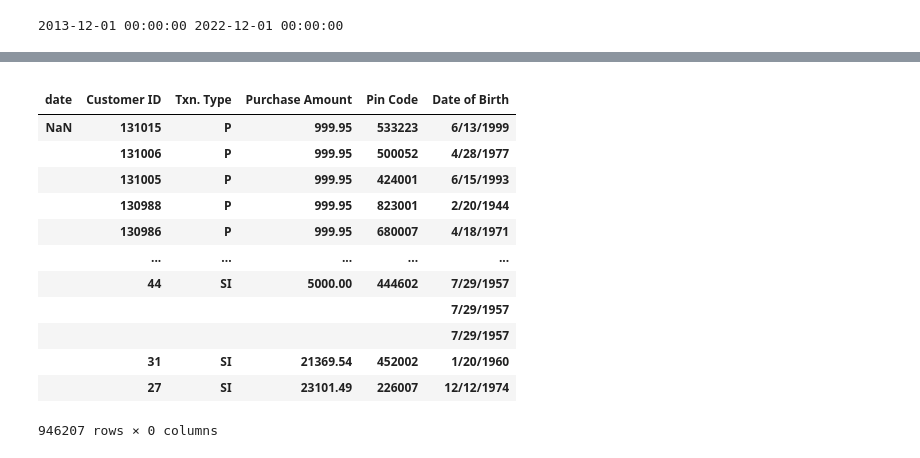
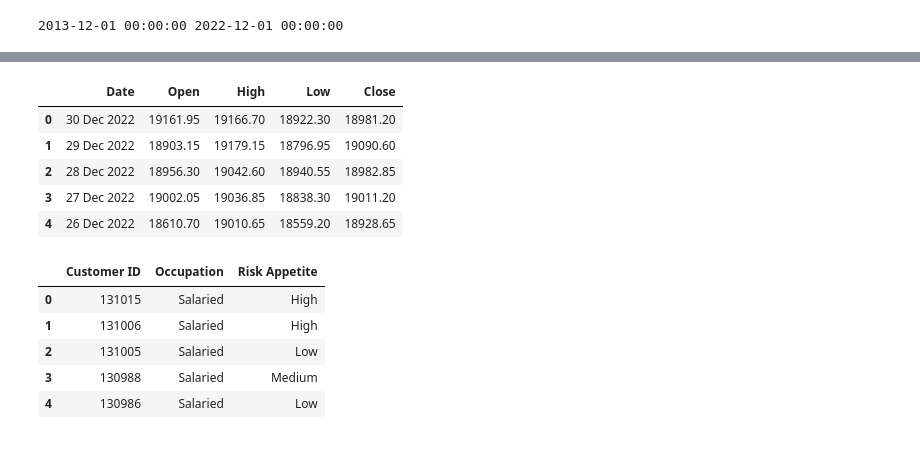
Before and after one commit to dhananjay-tribugs/Finance_project, a Jupyter notebook: notebooks/eda.ipynb, the cells around one changed output, grey strips where cells are left out. Saved outputs shown, nothing was run; the diff lists cells and outputs as text; code cells hidden in the pictures.

```diff
--- a/notebooks/eda.ipynb
+++ b/notebooks/eda.ipynb
@@ -81,21 +39,20 @@ plt.show()
-# %%
-df1 = pd.DataFrame(data, columns = ['date', 'Customer ID', 'Txn. Type','Purchase Amount', 'Pin Code','Date of Birth'])
-
-df2 = df1.set_index(['date', 'Customer ID', 'Txn. Type','Purchase Amount', 'Pin Code','Date of Birth'])
-
-df2
-# %% [output]
-|  |  |  |  |  |  |
-| date | Customer ID | Txn. Type | Purchase Amount | Pin Code | Date of Birth |
-| NaN | 131015 | P | 999.95 | 533223 | 6/13/1999 |
-|  | 131006 | P | 999.95 | 500052 | 4/28/1977 |
-|  | 131005 | P | 999.95 | 424001 | 6/15/1993 |
-|  | 130988 | P | 999.95 | 823001 | 2/20/1944 |
-|  | 130986 | P | 999.95 | 680007 | 4/18/1971 |
-|  | ... | ... | ... | ... | ... |
-|  | 44 | SI | 5000.00 | 444602 | 7/29/1957 |
-|  |  |  |  |  | 7/29/1957 |
-|  |  |  |  |  | 7/29/1957 |
-|  | 31 | SI | 21369.54 | 452002 | 1/20/1960 |
-|  | 27 | SI | 23101.49 | 226007 | 12/12/1974 |
-946207 rows × 0 columns
+# %%
+index_data = pd.read_csv(r"data\NIFTY FINANCIAL SERVICES_Data.csv")
+index_data.head()
+# %% [output]
+|  | Date | Open | High | Low | Close |
+| 0 | 30 Dec 2022 | 19161.95 | 19166.70 | 18922.30 | 18981.20 |
+| 1 | 29 Dec 2022 | 18903.15 | 19179.15 | 18796.95 | 19090.60 |
+| 2 | 28 Dec 2022 | 18956.30 | 19042.60 | 18940.55 | 18982.85 |
+| 3 | 27 Dec 2022 | 19002.05 | 19036.85 | 18838.30 | 19011.20 |
+| 4 | 26 Dec 2022 | 18610.70 | 19010.65 | 18559.20 | 18928.65 |
+# %%
+cust_data = pd.read_excel(r"data\MF Customer Details.xlsx")
+cust_data.head()
+# %% [output]
+|  | Customer ID | Occupation | Risk Appetite |
+| 0 | 131015 | Salaried | High |
+| 1 | 131006 | Salaried | High |
+| 2 | 131005 | Salaried | Low |
+| 3 | 130988 | Salaried | Medium |
+| 4 | 130986 | Salaried | Low |
```
Also changed, not shown: parts of 30 cells of this notebook, 3 other files.
